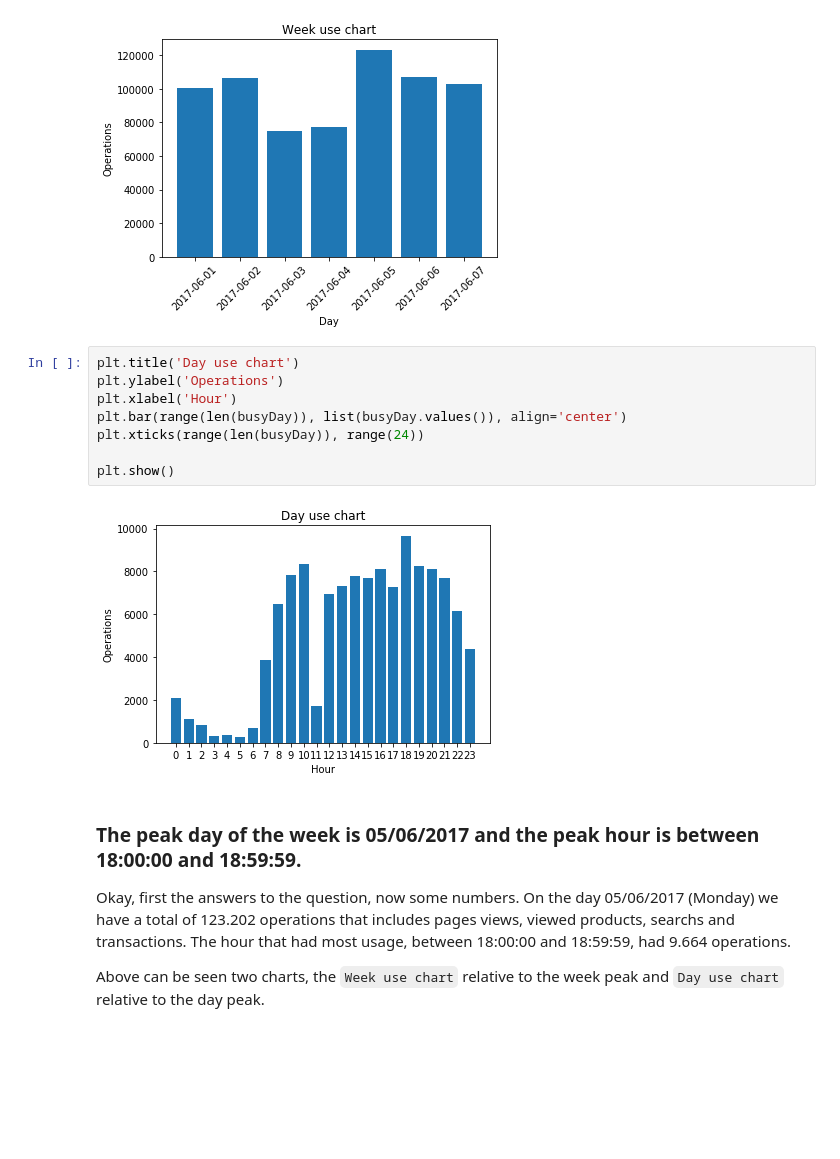
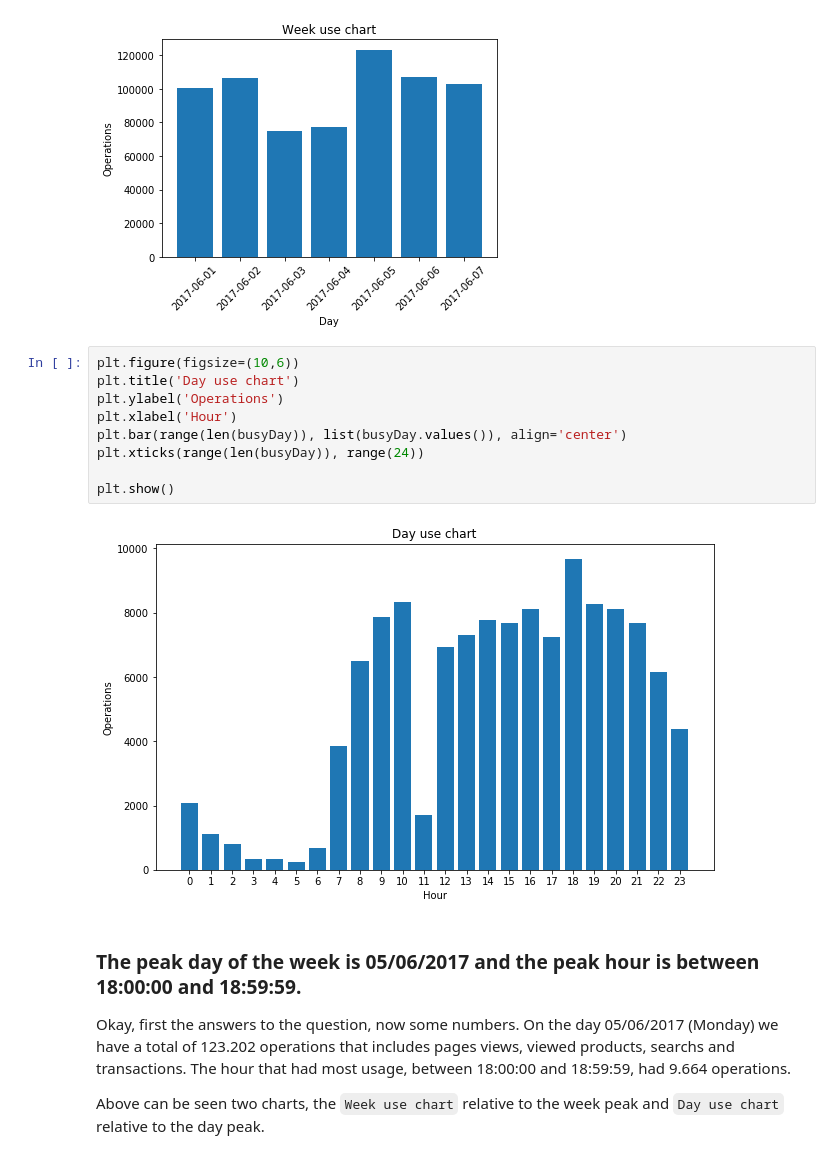
Before and after one commit to nobreconfrade/datascience202, a Jupyter notebook: challenge.ipynb, the cells around one changed output. Saved outputs shown, nothing was run; the diff lists cells and outputs as text; blank space fills up the shorter version.

```diff
--- a/challenge.ipynb
+++ b/challenge.ipynb
@@ -463,15 +463,16 @@ plt.show()
 # %% [output]
 [figure]
 # %%
+plt.figure(figsize=(10,6))
 plt.title('Day use chart')
 plt.ylabel('Operations')
 plt.xlabel('Hour')
 plt.bar(range(len(busyDay)), list(busyDay.values()), align='center')
 plt.xticks(range(len(busyDay)), range(24))
 
 plt.show()
 # %% [output]
-[figure, old version]
+[figure, new version]
 # %% [markdown]
 ### The peak day of the week is 05/06/2017 and the peak hour is between 18:00:00 and 18:59:59.
 
```
Also changed, not shown: parts of 4 cells of this notebook.
